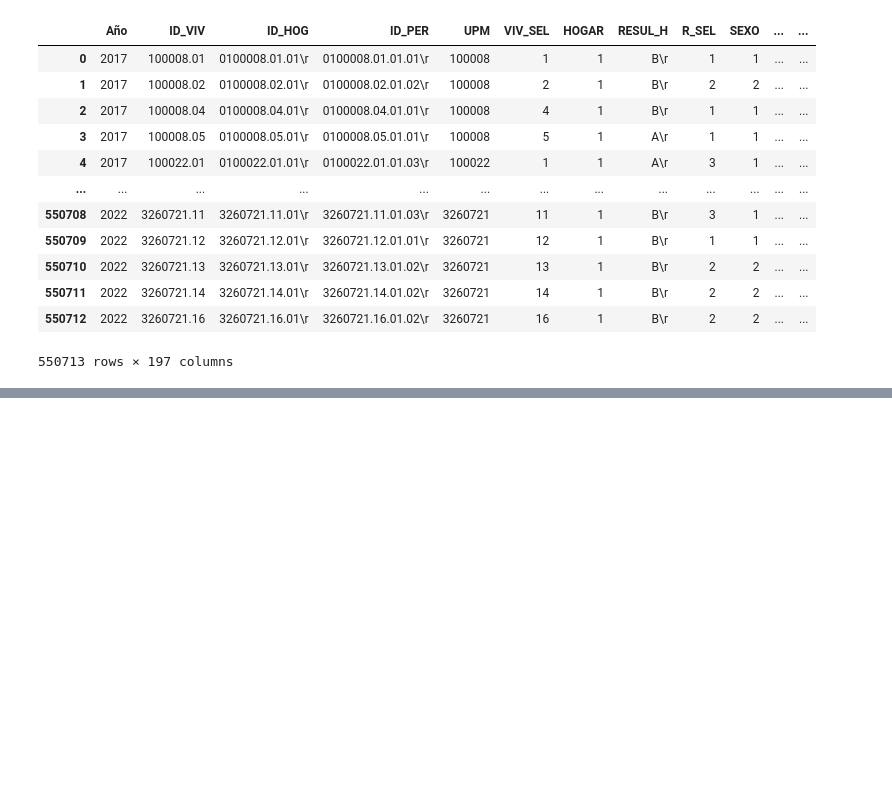
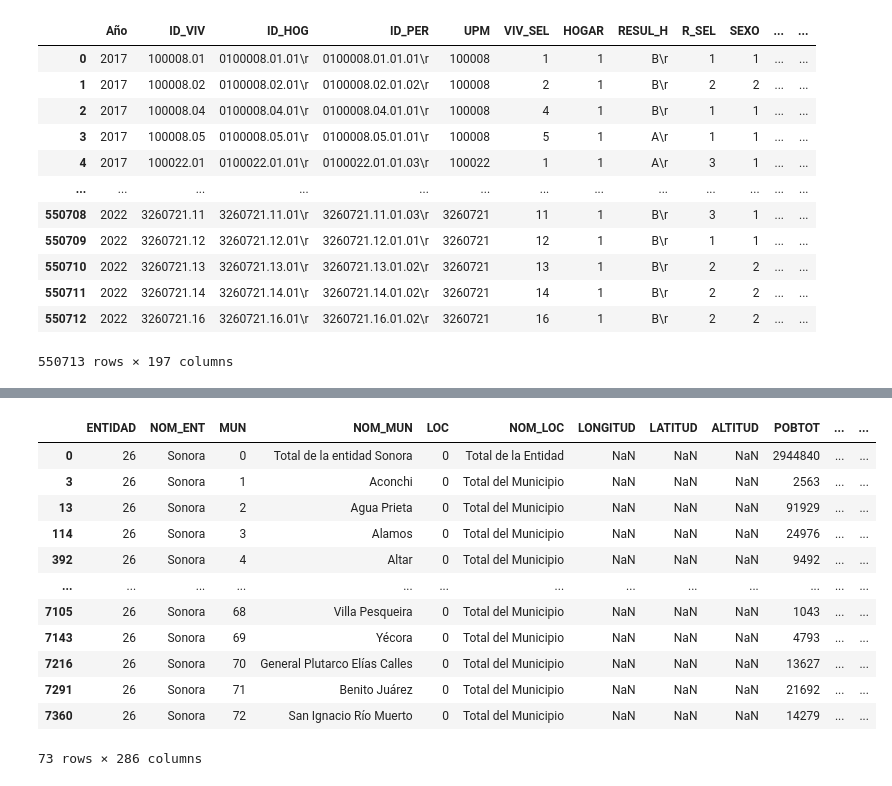
Before and after one commit to osirisizs/Proyecto-Ingenieria-de-Caracteristicas, a Jupyter notebook: Proyecto1_Descargando_Datos.ipynb, the cells around one changed output, grey strips where cells are left out. Drawn from its saved outputs; the diff is of its cells as text; code cells hidden in the pictures; blank space fills up the shorter version.

```diff
--- a/Proyecto1_Descargando_Datos.ipynb
+++ b/Proyecto1_Descargando_Datos.ipynb
@@ -866,0 +1159,17 @@ percepcion_df.to_parquet(subdir + 'percepcion_df.parquet')
+# %%
+poblacion_df.drop(poblacion_df[poblacion_df['LOC'] != 0].index, inplace = True)
+poblacion_df
+# %% [output]
+|  | ENTIDAD | NOM_ENT | MUN | NOM_MUN | LOC | NOM_LOC | LONGITUD | LATITUD | ALTITUD | POBTOT | ... | ... |
+| 0 | 26 | Sonora | 0 | Total de la entidad Sonora | 0 | Total de la Entidad | NaN | NaN | NaN | 2944840 | ... | ... |
+| 3 | 26 | Sonora | 1 | Aconchi | 0 | Total del Municipio | NaN | NaN | NaN | 2563 | ... | ... |
+| 13 | 26 | Sonora | 2 | Agua Prieta | 0 | Total del Municipio | NaN | NaN | NaN | 91929 | ... | ... |
+| 114 | 26 | Sonora | 3 | Alamos | 0 | Total del Municipio | NaN | NaN | NaN | 24976 | ... | ... |
+| 392 | 26 | Sonora | 4 | Altar | 0 | Total del Municipio | NaN | NaN | NaN | 9492 | ... | ... |
+| ... | ... | ... | ... | ... | ... | ... | ... | ... | ... | ... | ... | ... |
+| 7105 | 26 | Sonora | 68 | Villa Pesqueira | 0 | Total del Municipio | NaN | NaN | NaN | 1043 | ... | ... |
+| 7143 | 26 | Sonora | 69 | Yécora | 0 | Total del Municipio | NaN | NaN | NaN | 4793 | ... | ... |
+| 7216 | 26 | Sonora | 70 | General Plutarco Elías Calles | 0 | Total del Municipio | NaN | NaN | NaN | 13627 | ... | ... |
+| 7291 | 26 | Sonora | 71 | Benito Juárez | 0 | Total del Municipio | NaN | NaN | NaN | 21692 | ... | ... |
+| 7360 | 26 | Sonora | 72 | San Ignacio Río Muerto | 0 | Total del Municipio | NaN | NaN | NaN | 14279 | ... | ... |
+73 rows × 286 columns
```
Also changed, not shown: parts of 39 cells of this notebook.
